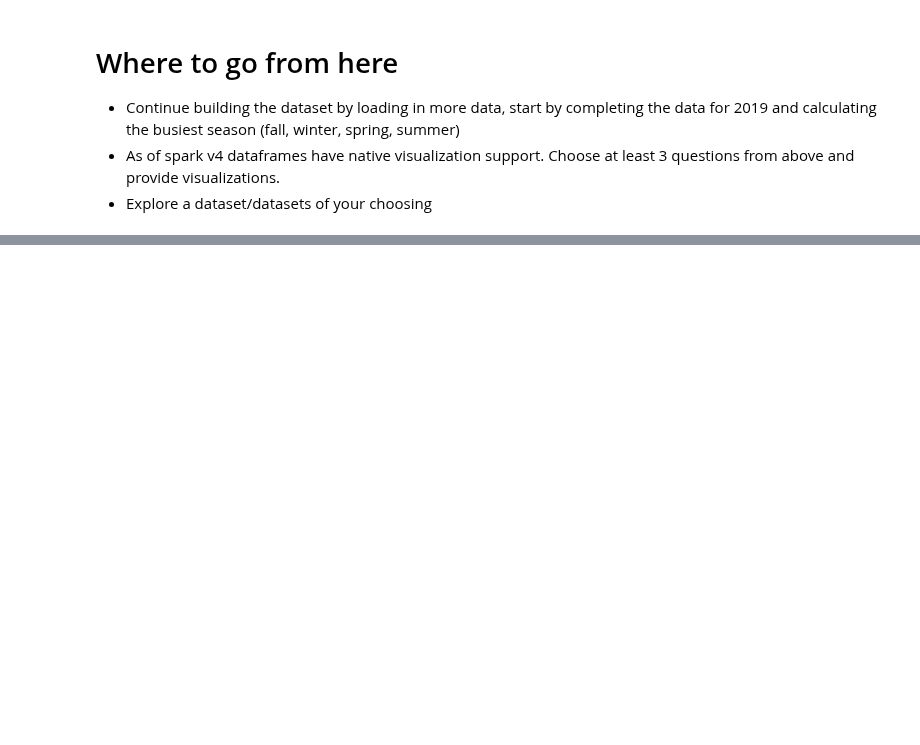
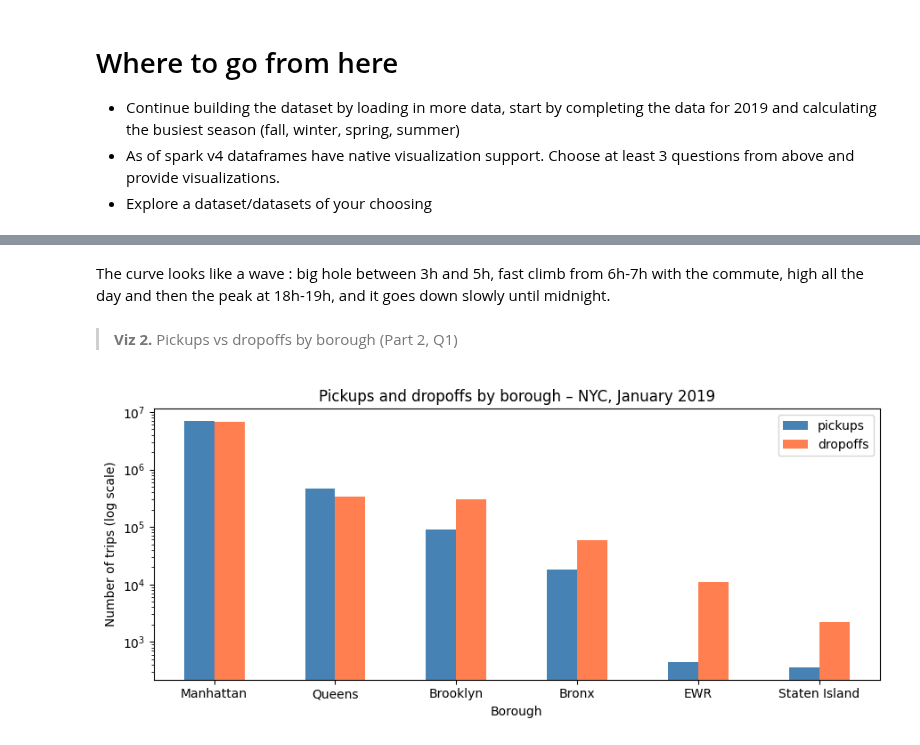
Before and after one commit to Matt1333/ece-big-data-processing-gr-01, a Jupyter notebook: lab2_sparksql_dataframes/lab_sparksql_and_dataframes.ipynb, the cells around one changed output, grey strips where cells are left out. Saved outputs shown, nothing was run; the diff lists cells and outputs as text; code cells hidden in the pictures; blank space fills up the shorter version.

```diff
--- a/lab2_sparksql_dataframes/lab_sparksql_and_dataframes.ipynb
+++ b/lab2_sparksql_dataframes/lab_sparksql_and_dataframes.ipynb
@@ -69,0 +107,4 @@ This section can be completed either using pyspark commands or sql commands ( Th
+# %%
+# 1.unique key
+df_trips = df_trips.withColumn("trip_id", F.monotonically_increasing_id())
+df_trips.select("trip_id", "tpep_pickup_datetime", "trip_distance", "fare_amount").show(5)
@@ -80,0 +408,21 @@ This section can be completed either using pyspark commands or sql commands ( Th
+# %%
+import requests
+from pyspark.sql import Window
+# Download and load the taxi zone lookup table
+zone_url = 'https://d37ci6vzurychx.cloudfront.net/misc/taxi_zone_lookup.csv'
+res_zone = requests.get(zone_url)
+if res_zone.status_code == 200:
+    with open("taxi_zone_lookup.csv", "wb") as f:
+        f.write(res_zone.content)
+df_zones = spark.read.csv("taxi_zone_lookup.csv", header=True, inferSchema=True)
+df_zones.show(5)
+
+# Joins to the map location IDs to boroughs
+df_joined = df_trips.join(df_zones, df_trips.PULocationID == df_zones.LocationID, "left") \
+    .withColumnRenamed("Borough", "PUBorough") \
+    .withColumnRenamed("Zone", "PUZone") \
+    .drop("LocationID", "service_zone")
+df_joined = df_joined.join(df_zones, df_joined.DOLocationID == df_zones.LocationID, "left") \
+    .withColumnRenamed("Borough", "DOBorough") \
+    .withColumnRenamed("Zone", "DOZone") \
+    .drop("LocationID", "service_zone")
@@ -90,0 +731,20 @@ This section can be completed either using pyspark commands or sql commands ( Th
+# %% [markdown]
+The curve looks like a wave : big hole between 3h and 5h, fast climb from 6h-7h with the commute, high all the day and then the peak at 18h-19h, and it goes down slowly until midnight.
+# %% [markdown]
+> **Viz 2.** Pickups vs dropoffs by borough (Part 2, Q1)
+# %%
+pdf_pu = df_joined.groupBy("PUBorough").count().withColumnRenamed("PUBorough", "Borough") \
+    .withColumnRenamed("count", "pickups").toPandas()
+pdf_do = df_joined.groupBy("DOBorough").count().withColumnRenamed("DOBorough", "Borough") \
+    .withColumnRenamed("count", "dropoffs").toPandas()
+pdf_boro = pdf_pu.merge(pdf_do, on="Borough", how="outer").fillna(0)
+pdf_boro = pdf_boro[~pdf_boro["Borough"].isin(["Unknown", "N/A"])].set_index("Borough") \
+    .sort_values("pickups", ascending=False)
+
+ax = pdf_boro.plot.bar(figsize=(9, 4), color=["steelblue", "coral"], rot=0, logy=True)
+ax.set_ylabel("Number of trips (log scale)")
+ax.set_title("Pickups and dropoffs by borough – NYC, January 2019")
+plt.tight_layout()
+plt.show()
+# %% [output]
+[figure, added]
```
Also changed, not shown: parts of 70 cells of this notebook.
